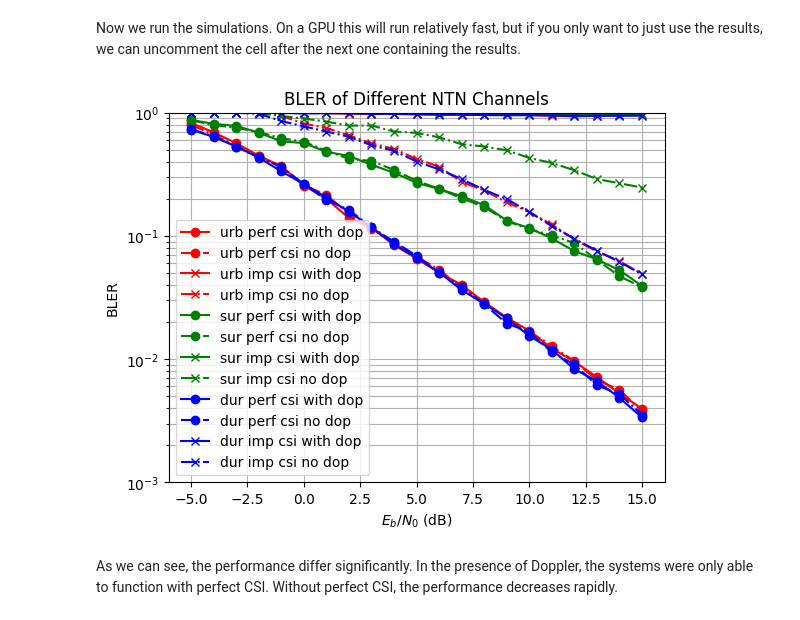
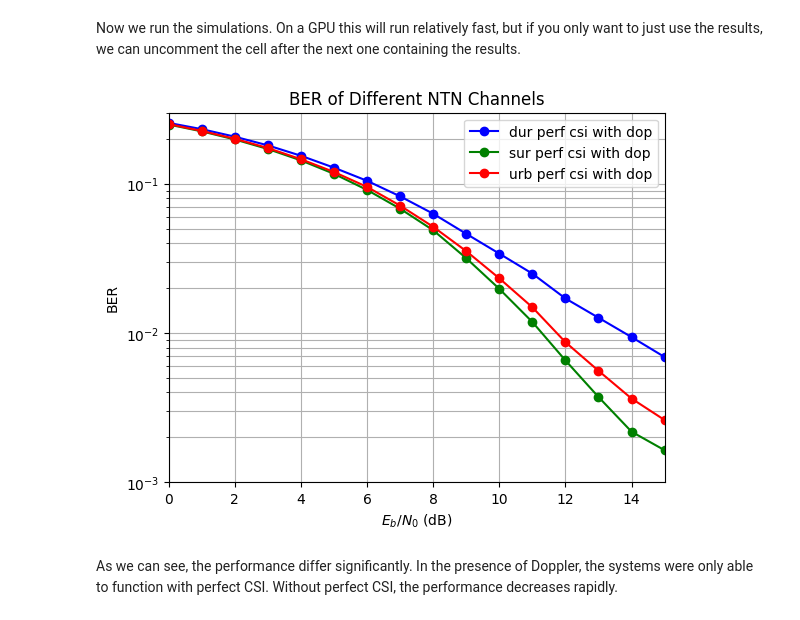
Before and after one commit to ant-uni-bremen/OpenNTN, a Jupyter notebook: example/BER_sims.ipynb, the cells around one changed output. Saved outputs shown, nothing was run; the diff lists cells and outputs as text; code cells hidden in the pictures.

Commit message:
Changed BER example to SISO as used in second paper

```diff
--- a/example/BER_sims.ipynb
+++ b/example/BER_sims.ipynb
@@ -142,7 +166,7 @@ With these elements at hand, we can now execute the steps of the transmission.
 # %%
 # Transforms the desired noise in energy per information bit to the correct value for
 # the coderate, bits per symbol, and the resource grid
-no = ebnodb2no(ebno_db, num_bits_per_symbol, coderate, rg)
+no = ebnodb2no(ebno_db, num_bits_per_symbol, coderate, rg) * num_bits_per_symbol #Convert Eb/N0 to Es/N0
 # Generates bits for each users upstream in sizes of k (number informaion bits per OFDM frame)
 b = binary_source([batch_size, num_tx, num_streams_per_tx, k])
 c = encoder(b)
@@ -155,7 +179,11 @@ x_rg = rg_mapper(x)
 y, h = ofdm_channel([x_rg, no])
 
 # Estimate channel
-h_hat, err_var = ls_est ([y, no])
+if perfect_csi:
+    h_hat = remove_nulled_subcarriers(h)
+    err_var = 0.0
+else:
+    h_hat, err_var = ls_est([y, no])
 # Equalize channel based on estimation
 x_hat, no_eff = lmmse_equ([y, h_hat, err_var, no])
 # Demap and decode the received symbols
@@ -295,10 +357,10 @@ class Model(tf.keras.Model):
 We will simulate over a range of -5 to 15 dB and varying perfect and imperfect csi and with and without doppler.
 # %%
 SIMS = {
-    "ebno_db" : list(np.arange(-5, 16, 1.0)),
-    "scenario" : ["urb", "sur", "dur"],
-    "perfect_csi" : [True, False],
-    "doppler_enabled" : [True, False],
+    "ebno_db" : list(np.arange(0.0, 15.5, 1.0)),
+    "scenario" : ["dur", "sur", "urb"],
+    "perfect_csi" : [True],
+    "doppler_enabled" : [True],
     "ber" : [],
     "bler" : [],
     "duration" : None
@@ -314,18 +376,19 @@ for scenario in SIMS["scenario"]:
 
             model = Model(scenario=scenario,
                         perfect_csi=perfect_csi,
-                        doppler_enabled=doppler_enabled)
+                        doppler_enabled=doppler_enabled,
+                        enable_pathloss=True)
 
             ber, bler = sim_ber(model,
                                 SIMS["ebno_db"],
                                 batch_size=128,
-                                max_mc_iter=1000,
-                                num_target_block_errors=1000)
+                                max_mc_iter=10e5,
+                                num_target_block_errors=10000)
 
             SIMS["ber"].append(list(ber.numpy()))
             SIMS["bler"].append(list(bler.numpy()))
 
-            with open('ntn_sims_gpu.pkl', 'wb') as f:
+            with open('Example_NTN_sim.pkl', 'wb') as f:
                 pickle.dump(SIMS, f)
 
 SIMS["duration"] = time.time() -  start
@@ -336,7 +399,7 @@ SIMS = {'ebno_db': [-5.0, -4.0, -3.0, -2.0, -1.0, 0.0, 1.0, 2.0, 3.0, 4.0, 5.0,
 # %%
 plt.figure()
 plt.xlabel(r"$E_b/N_0$ (dB)")
-plt.ylabel("BLER")
+plt.ylabel("BER")
 plt.grid(which="both")
 
 i=0
@@ -345,42 +408,45 @@ for scenario in SIMS["scenario"]:
     for perfect_csi in SIMS["perfect_csi"]:
         for doppler_enabled in SIMS["doppler_enabled"]:
 
+            # The legend is setup to showcase multiple different scenarios, in this example we only show
+            # perfect CSI and enabled Doppler
             legend_str = ""
 
             if scenario=="urb":
                 color = "red"
                 legend_str+="urb "
             elif scenario=="dur":
                 color = "b"
                 legend_str+="dur "
             else:
                 color = "g"
                 legend_str+="sur "
 
             if perfect_csi:
                 marker='o'
                 legend_str+="perf csi "
             else:
                 marker='x'
                 legend_str+="imp csi "
 
             if doppler_enabled:
                 linestyle="-"
                 legend_str+="with dop"
             else:
                 linestyle="-."
                 legend_str+="no dop"
 
 
-            plt.plot(SIMS["ebno_db"], SIMS["bler"][i], marker=marker, linestyle=linestyle,color=color)
+            plt.plot(SIMS["ebno_db"], SIMS["ber"][i], marker=marker, linestyle=linestyle,color=color)
             legend.append(legend_str)
 
             i += 1
 plt.legend(legend)
-plt.ylim([1e-3, 1])
-plt.title("BLER of Different NTN Channels");
+plt.ylim([1e-3, 0.3])
+plt.xlim(0,15)
+plt.title("BER of Different NTN Channels");
 plt.yscale('log')
 # %% [output]
-[figure, old version]
+[figure, new version]
 # %% [markdown]
 As we can see, the performance differ significantly. In the presence of Doppler, the systems were only able to function with perfect CSI. Without perfect CSI, the performance decreases rapidly.
```
Also changed, not shown: parts of 5 cells of this notebook.
